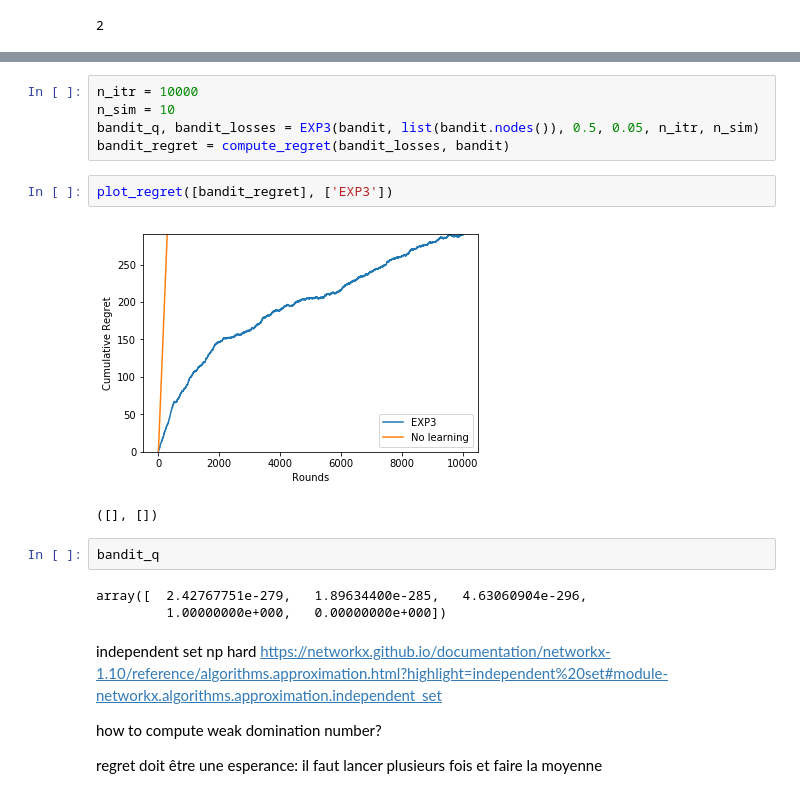
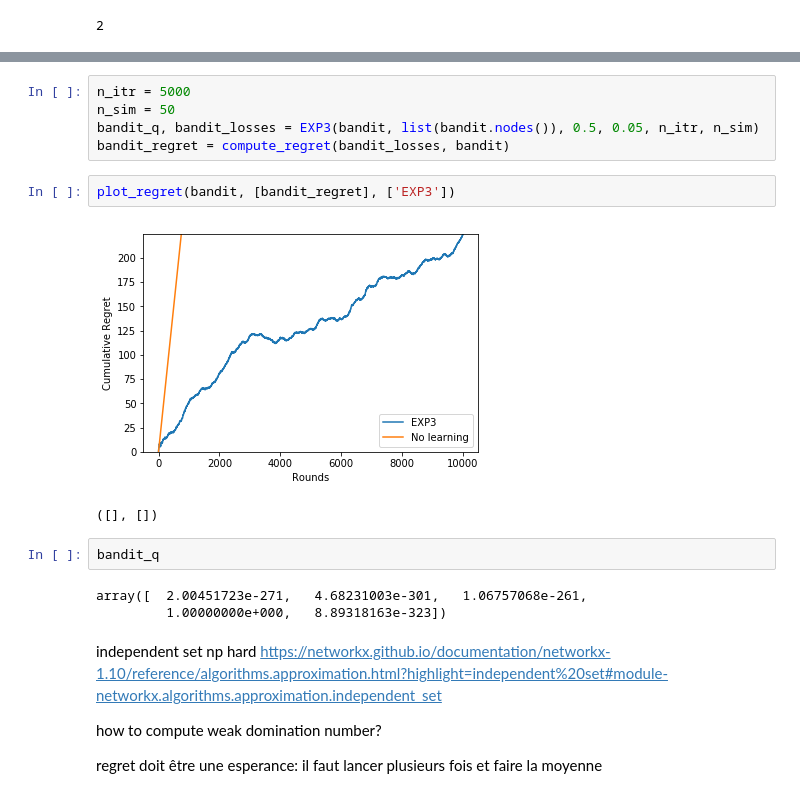
Before and after one commit to funboarder13920/GML-Project, a Jupyter notebook: EXP3.ipynb, the cells around one changed output, grey strips where cells are left out. Cells and saved outputs as stored; diff of their text form.

```diff
--- a/EXP3.ipynb
+++ b/EXP3.ipynb
@@ -162,18 +168,18 @@ plt.show()
 # %%
-n_itr = 10000
-n_sim = 10
+n_itr = 5000
+n_sim = 50
 bandit_q, bandit_losses = EXP3(bandit, list(bandit.nodes()), 0.5, 0.05, n_itr, n_sim)
 bandit_regret = compute_regret(bandit_losses, bandit)
 # %%
-plot_regret([bandit_regret], ['EXP3'])
+plot_regret(bandit, [bandit_regret], ['EXP3'])
 # %% [output]
-[figure, old version]
+[figure, new version]
 ([], [])
 # %%
 bandit_q
 # %% [output]
-array([  2.42767751e-279,   1.89634400e-285,   4.63060904e-296,
-         1.00000000e+000,   0.00000000e+000])
+array([  2.00451723e-271,   4.68231003e-301,   1.06757068e-261,
+         1.00000000e+000,   8.89318163e-323])
 # %% [markdown]
 independent set np hard
 https://networkx.github.io/documentation/networkx-1.10/reference/algorithms.approximation.html?highlight=independent%20set#module-networkx.algorithms.approximation.independent_set
```
Also changed, not shown: parts of 27 cells of this notebook, 2 other files.
